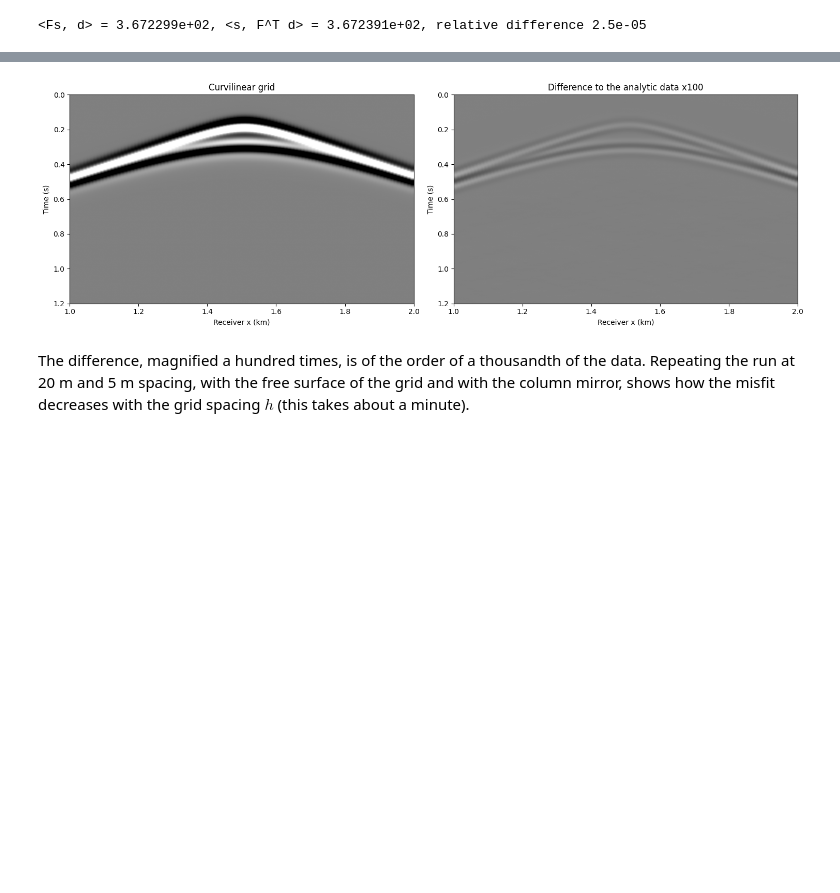
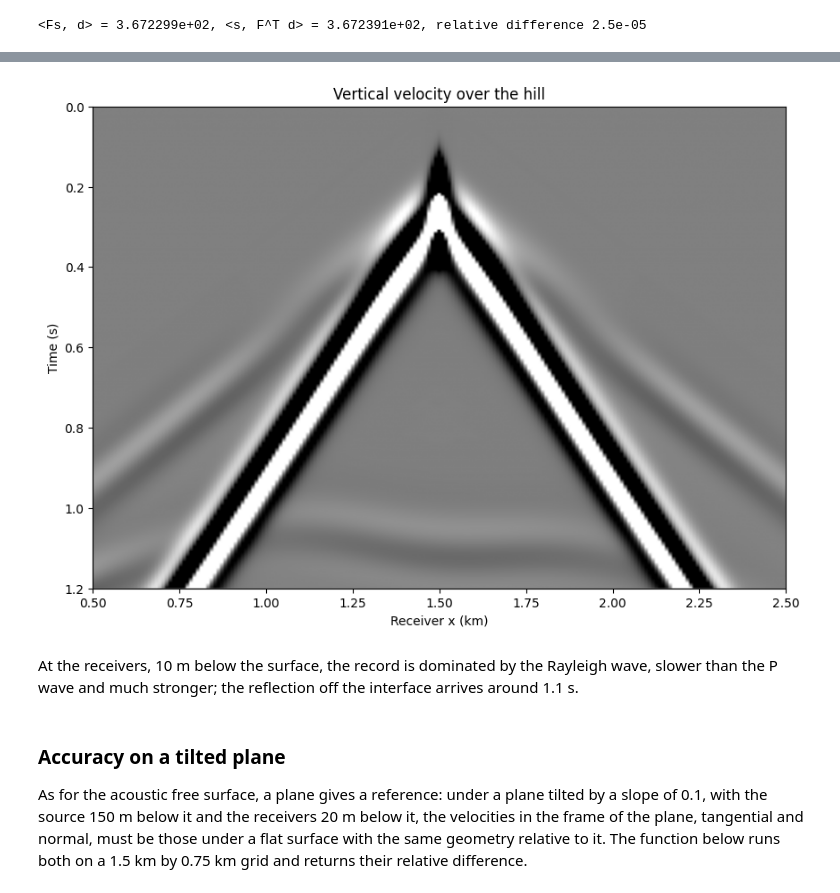
Before and after one commit to devitocodes/devito, a Jupyter notebook: examples/userapi/10_curvilinear_grids.ipynb, the cells around one changed output, grey strips where cells are left out. Saved outputs shown, nothing was run; the diff lists cells and outputs as text; code cells hidden in the pictures; blank space fills up the shorter version.

```diff
--- a/examples/userapi/10_curvilinear_grids.ipynb
+++ b/examples/userapi/10_curvilinear_grids.ipynb
@@ -629,19 +653,19 @@ relative misfit to the image-source solution: 9.3e-04
 # %%
 # NBVAL_IGNORE_OUTPUT
-fig, axes = plt.subplots(1, 2, figsize=(15, 5))
-clip = np.abs(plane_analytic).max()/3
-extent = [1., 2., tn, 0]
-for ax, data, title in zip(axes, [plane_data, 100*(plane_data - plane_analytic)],
-                           ['Curvilinear grid', 'Difference to the analytic data x100'],
-                           strict=True):
-    ax.imshow(data, aspect='auto', cmap='gray', vmin=-clip, vmax=clip, extent=extent)
-    ax.set_xlabel('Receiver x (km)')
-    ax.set_ylabel('Time (s)')
-    ax.set_title(title)
-plt.tight_layout()
+fig, ax = plt.subplots(figsize=(10, 7))
+clip = .05*np.abs(rec_el.data).max()
+ax.imshow(rec_el.data, aspect='auto', cmap='gray', vmin=-clip, vmax=clip,
+          extent=[receiver_x[0]/1000, receiver_x[-1]/1000, tn, 0])
+ax.set_xlabel('Receiver x (km)')
+ax.set_ylabel('Time (s)')
+ax.set_title('Vertical velocity over the hill')
 plt.show()
 # %% [output]
-[figure, old version]
+[figure, new version]
+# %% [markdown]
+At the receivers, 10 m below the surface, the record is dominated by the Rayleigh wave, slower than the P wave and much stronger; the reflection off the interface arrives around 1.1 s.
 # %% [markdown]
-The difference, magnified a hundred times, is of the order of a thousandth of the data. Repeating the run at 20 m and 5 m spacing, with the free surface of the grid and with the column mirror, shows how the misfit decreases with the grid spacing $h$ (this takes about a minute).
+### Accuracy on a tilted plane
+
+As for the acoustic free surface, a plane gives a reference: under a plane tilted by a slope of 0.1, with the source 150 m below it and the receivers 20 m below it, the velocities in the frame of the plane, tangential and normal, must be those under a flat surface with the same geometry relative to it. The function below runs both on a 1.5 km by 0.75 km grid and returns their relative difference.
 # %%
```
Also changed, not shown: parts of 41 cells of this notebook, 1 other file.
